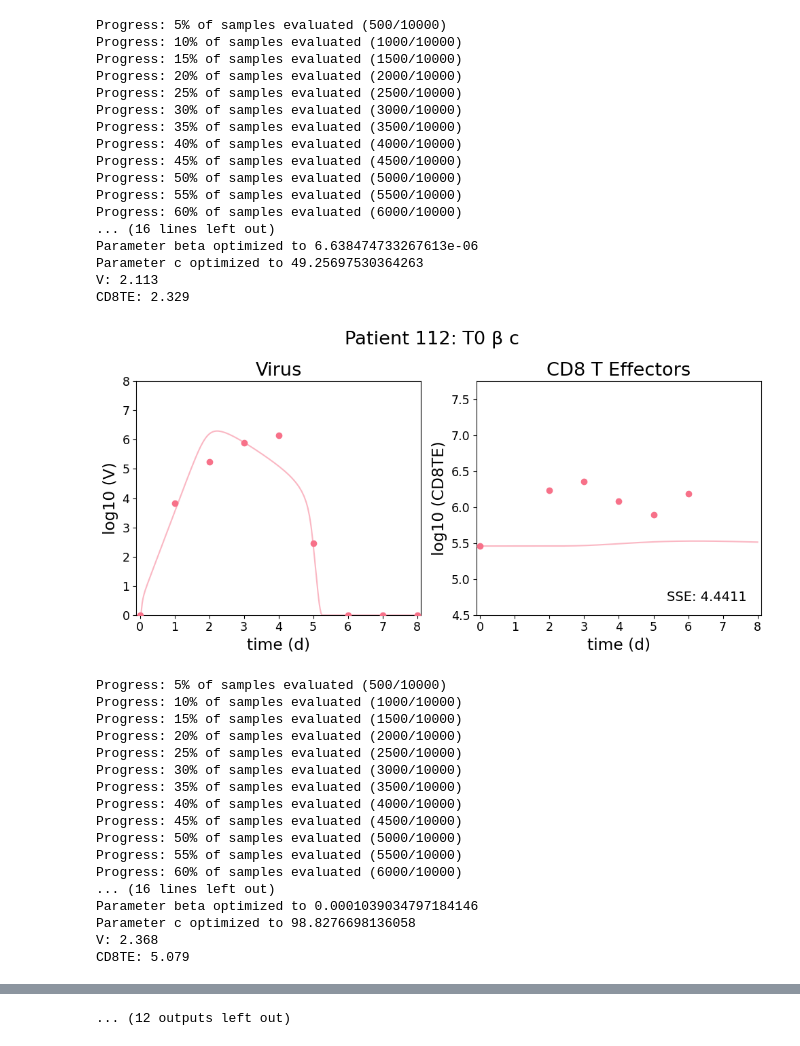
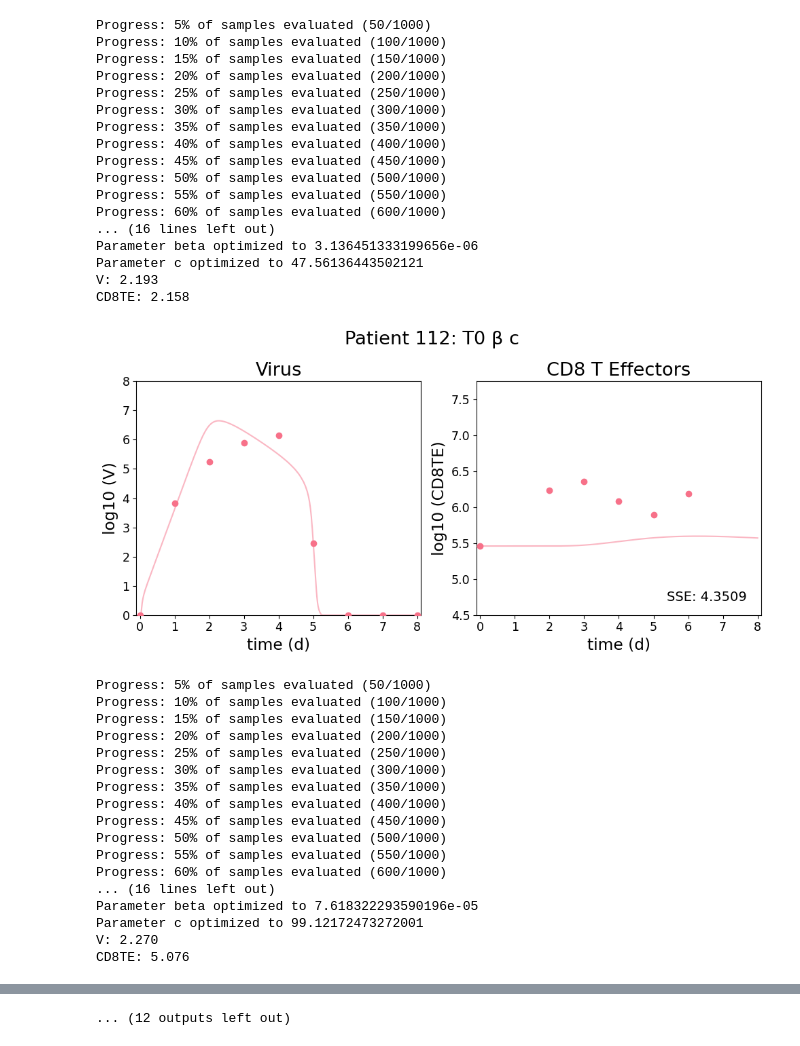
Before and after one commit to DoctorGoose/VirtualPatient, a Jupyter notebook: python/Patients.ipynb, the cells around one changed output, grey strips where cells are left out. Cells and saved outputs as stored; diff of their text form; code cells hidden in the pictures.

```diff
--- a/python/Patients.ipynb
+++ b/python/Patients.ipynb
@@ -1176,7 +1098,7 @@ for id in ids_list:
     # Run
     method='halton'
     patients = Patients(ids=ids, df=df_Rahil, t_span=t_span, parameters=parameters, states=states, parameter_file='LCT.xlsx')
-    results = patients.optimize_parameters(method=method, verbose=True, path='dose')
+    results = patients.optimize_parameters(method=method, iter=1000, verbose=True, path='dosetest')
     for result, patient in results:
         print(f"Results for Patient {patient.id}:")
         print(result)
@@ -1273,35 +1195,35 @@ CD8TE: 1.956
-Progress: 5% of samples evaluated (500/10000)
-Progress: 10% of samples evaluated (1000/10000)
-Progress: 15% of samples evaluated (1500/10000)
-Progress: 20% of samples evaluated (2000/10000)
-Progress: 25% of samples evaluated (2500/10000)
-Progress: 30% of samples evaluated (3000/10000)
-Progress: 35% of samples evaluated (3500/10000)
-Progress: 40% of samples evaluated (4000/10000)
-Progress: 45% of samples evaluated (4500/10000)
-Progress: 50% of samples evaluated (5000/10000)
-Progress: 55% of samples evaluated (5500/10000)
-Progress: 60% of samples evaluated (6000/10000)
+Progress: 5% of samples evaluated (50/1000)
+Progress: 10% of samples evaluated (100/1000)
+Progress: 15% of samples evaluated (150/1000)
+Progress: 20% of samples evaluated (200/1000)
+Progress: 25% of samples evaluated (250/1000)
+Progress: 30% of samples evaluated (300/1000)
+Progress: 35% of samples evaluated (350/1000)
+Progress: 40% of samples evaluated (400/1000)
+Progress: 45% of samples evaluated (450/1000)
+Progress: 50% of samples evaluated (500/1000)
+Progress: 55% of samples evaluated (550/1000)
+Progress: 60% of samples evaluated (600/1000)
 ... (16 lines left out)
-Parameter beta optimized to 6.638474733267613e-06
-Parameter c optimized to 49.25697530364263
-V: 2.113
-CD8TE: 2.329
+Parameter beta optimized to 3.136451333199656e-06
+Parameter c optimized to 47.56136443502121
+V: 2.193
+CD8TE: 2.158
-[figure, old version]
+[figure, new version]
-Progress: 5% of samples evaluated (500/10000)
-Progress: 10% of samples evaluated (1000/10000)
-Progress: 15% of samples evaluated (1500/10000)
-Progress: 20% of samples evaluated (2000/10000)
-Progress: 25% of samples evaluated (2500/10000)
-Progress: 30% of samples evaluated (3000/10000)
-Progress: 35% of samples evaluated (3500/10000)
-Progress: 40% of samples evaluated (4000/10000)
-Progress: 45% of samples evaluated (4500/10000)
-Progress: 50% of samples evaluated (5000/10000)
-Progress: 55% of samples evaluated (5500/10000)
-Progress: 60% of samples evaluated (6000/10000)
+Progress: 5% of samples evaluated (50/1000)
+Progress: 10% of samples evaluated (100/1000)
+Progress: 15% of samples evaluated (150/1000)
+Progress: 20% of samples evaluated (200/1000)
+Progress: 25% of samples evaluated (250/1000)
+Progress: 30% of samples evaluated (300/1000)
+Progress: 35% of samples evaluated (350/1000)
+Progress: 40% of samples evaluated (400/1000)
+Progress: 45% of samples evaluated (450/1000)
+Progress: 50% of samples evaluated (500/1000)
+Progress: 55% of samples evaluated (550/1000)
+Progress: 60% of samples evaluated (600/1000)
 ... (16 lines left out)
-Parameter beta optimized to 0.0001039034797184146
-Parameter c optimized to 98.8276698136058
-V: 2.368
-CD8TE: 5.079
+Parameter beta optimized to 7.618322293590196e-05
+Parameter c optimized to 99.12172473272001
+V: 2.270
+CD8TE: 5.076
```
Also changed, not shown: parts of 3 cells of this notebook, 2 other files.
